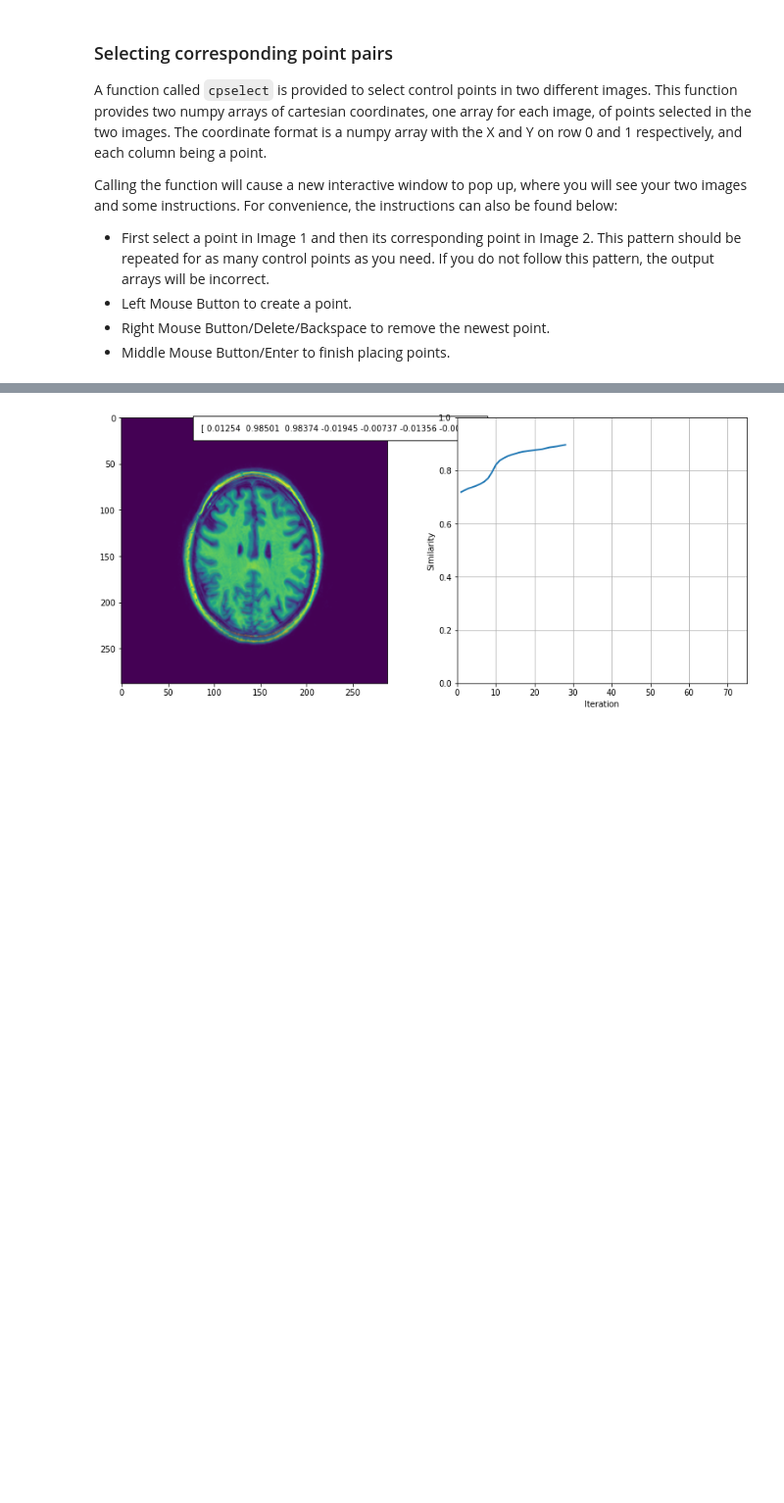
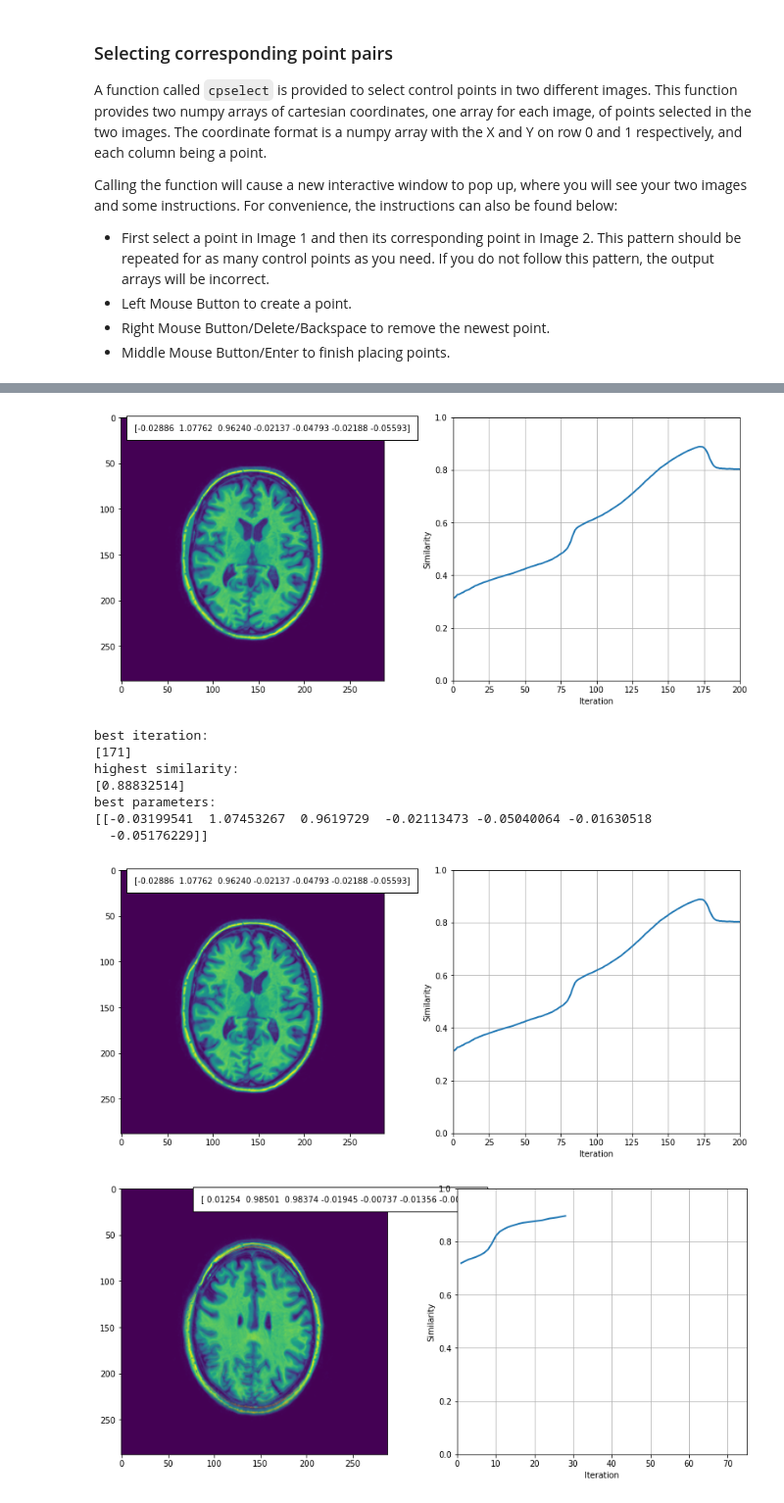
Before and after one commit to Robin888888888/8dc00-mia, a Jupyter notebook: reader/1.6_Registration_project.ipynb, the cells around one changed output, grey strips where cells are left out. Shown at 98% size. Drawn from its saved outputs; the diff is of its cells as text; code cells hidden in the pictures; blank space fills up the shorter version.

```diff
--- a/reader/1.6_Registration_project.ipynb
+++ b/reader/1.6_Registration_project.ipynb
@@ -198,3 +212,15 @@ KeyboardInterrupt:
+# %%
+intensity_based_registration('2_2_t1','2_2_t1_d','affine','mi',False,0.0005,200)
+# %% [output]
+[figure, added]
+best iteration:
+[171]
+highest similarity:
+[0.88832514]
+best parameters:
+[[-0.03199541  1.07453267  0.9619729  -0.02113473 -0.05040064 -0.01630518
+  -0.05176229]]
+[figure, added]
 # %%
 intensity_based_registration('2_3_t1','2_3_t1_d','affine','corr',0.0005,75)
 # %% [output]
```
Also changed, not shown: parts of 5 cells of this notebook, 5 other files.
